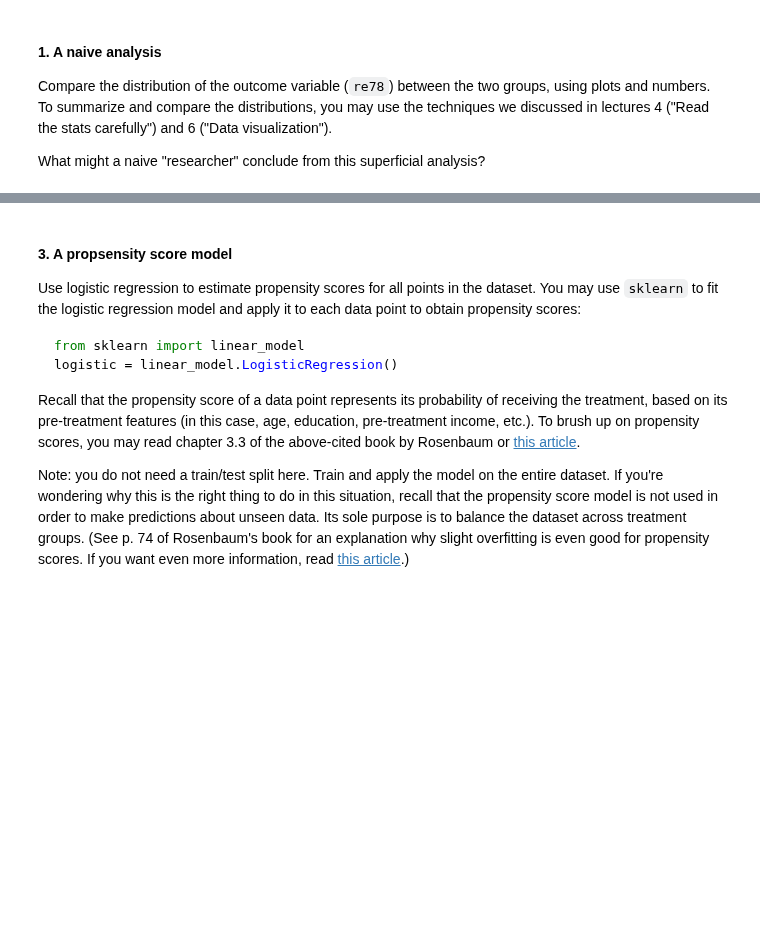
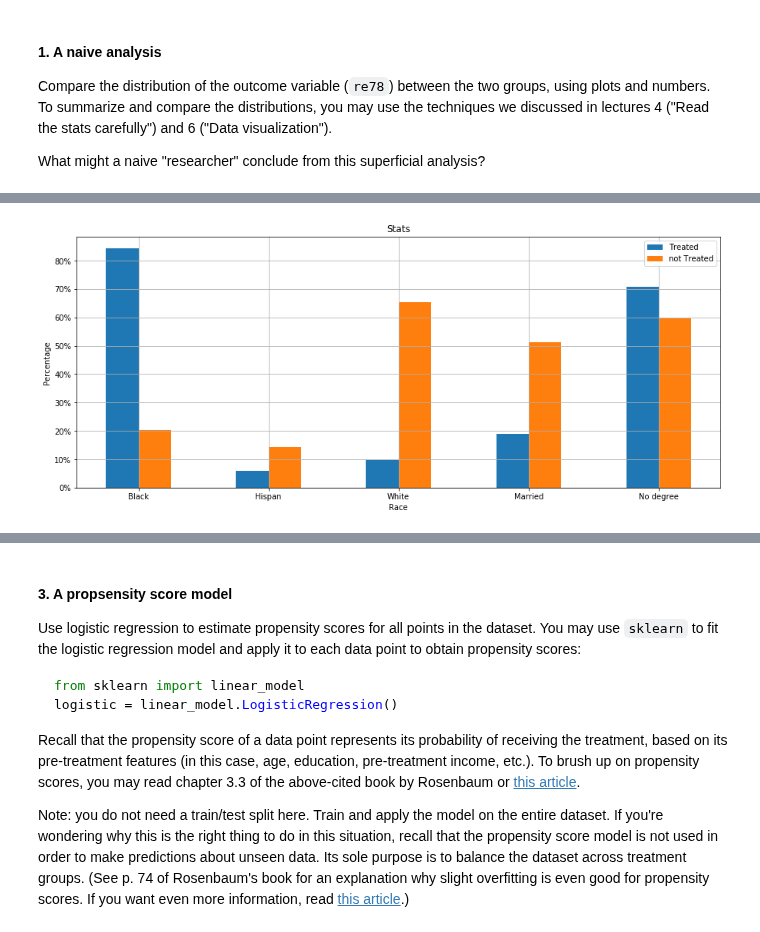
Before and after one commit to Piloumpicou/ADA-Unexpected-Match, a Jupyter notebook: 04 - Applied ML/Homework 4.ipynb, the cells around one changed output, grey strips where cells are left out. Drawn from its saved outputs; the diff is of its cells as text; code cells hidden in the pictures; blank space fills up the shorter version.

```diff
--- a/04 - Applied ML/Homework 4.ipynb
+++ b/04 - Applied ML/Homework 4.ipynb
@@ -86 +138,10 @@ Name: re78, dtype: float64
+# %%
+def getStats(df):
+    black_ratio = sum(df['black']==1) / df.shape[0]
+    hispan_ratio = sum(df['hispan']==1) / df.shape[0]
+    white_ratio =  sum((df['hispan']==0) & (df['black']==0)) / df.shape[0]
+    married_ratio = sum(df['married']==1) / df.shape[0]
+    nodegree_ratio = sum(df['nodegree']==1) / df.shape[0]
+
+    return [black_ratio, hispan_ratio, white_ratio, married_ratio, nodegree_ratio]
 # %%
@@ -122,0 +174,28 @@ data.describe()
+# %%
+from matplotlib.ticker import FuncFormatter
+
+w = 0.25
+n = 5
+fig, ax = plt.subplots(figsize=(15,6))
+
+
+formatter = FuncFormatter(lambda y, pos: "%d%%" % (y*100))
+ax.yaxis.set_major_formatter(formatter)
+
+plt.bar(np.arange(n), getStats(data_treat), w, label='Treated')
+plt.bar(np.arange(n) + w, getStats(data_notreat), w, label='not Treated')
+
+plt.xlabel('Race')
+plt.ylabel('Percentage')
+plt.title('Stats')
+
+
+ax.set_xticks(np.arange(n) + 1/2*w)
+ax.set_xticklabels(['Black', 'Hispan', 'White', 'Married', 'No degree'])
+
+plt.legend()
+plt.grid()
+
+plt.show()
+# %% [output]
+[figure, added]
```
Also changed, not shown: parts of 15 cells of this notebook.
